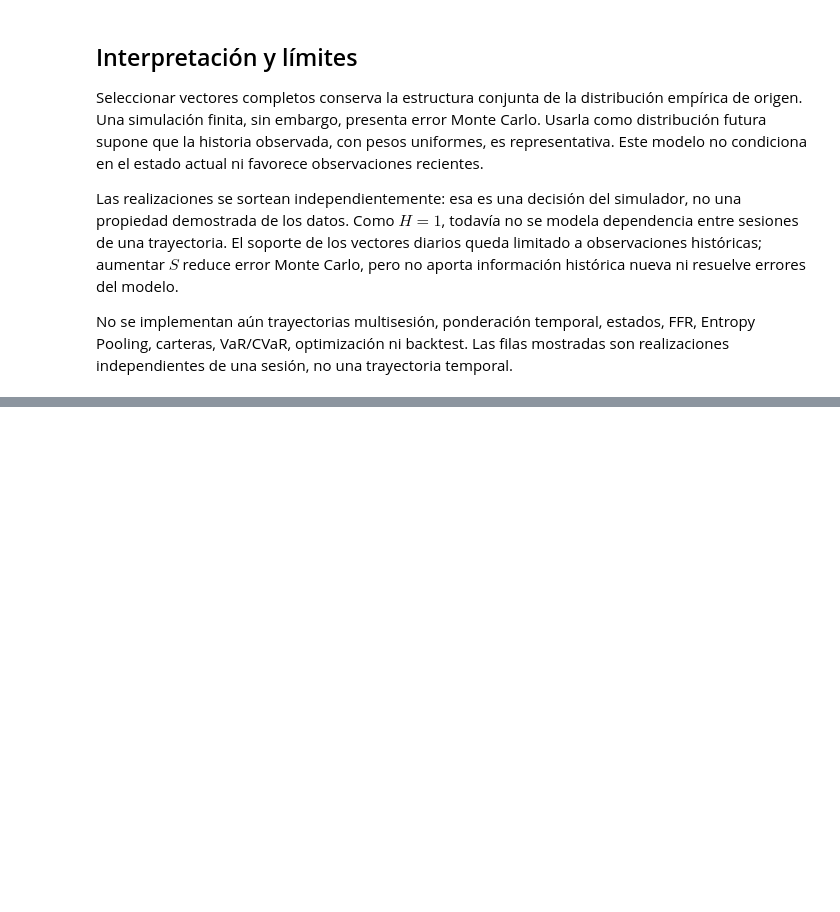
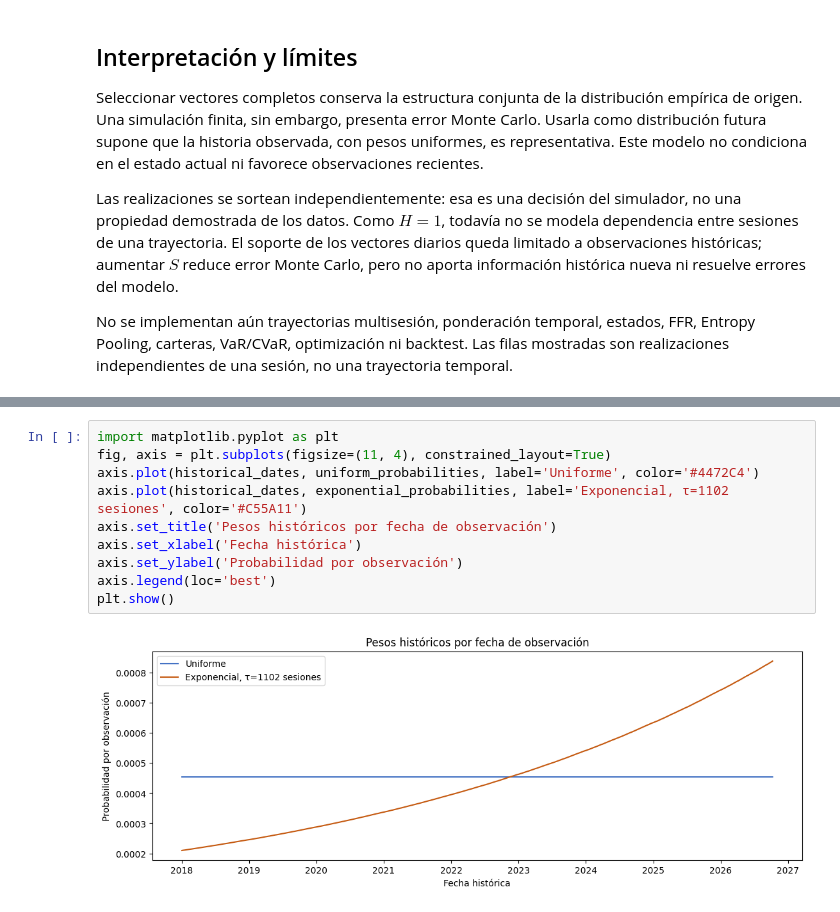
Before and after one commit to ADRIANVM117/data-science-portfolio, a Jupyter notebook: scenario-portfolio-lab/notebooks/03_joint_resampling.ipynb, the cells around one changed output, grey strips where cells are left out. Saved outputs shown, nothing was run; the diff lists cells and outputs as text; blank space fills up the shorter version.

```diff
--- a/scenario-portfolio-lab/notebooks/03_joint_resampling.ipynb
+++ b/scenario-portfolio-lab/notebooks/03_joint_resampling.ipynb
@@ -245,0 +523,12 @@ No se implementan aún trayectorias multisesión, ponderación temporal, estados
+# %%
+import matplotlib.pyplot as plt
+fig, axis = plt.subplots(figsize=(11, 4), constrained_layout=True)
+axis.plot(historical_dates, uniform_probabilities, label='Uniforme', color='#4472C4')
+axis.plot(historical_dates, exponential_probabilities, label='Exponencial, τ=1102 sesiones', color='#C55A11')
+axis.set_title('Pesos históricos por fecha de observación')
+axis.set_xlabel('Fecha histórica')
+axis.set_ylabel('Probabilidad por observación')
+axis.legend(loc='best')
+plt.show()
+# %% [output]
+[figure, added]
```
Also changed, not shown: parts of 19 cells of this notebook.
